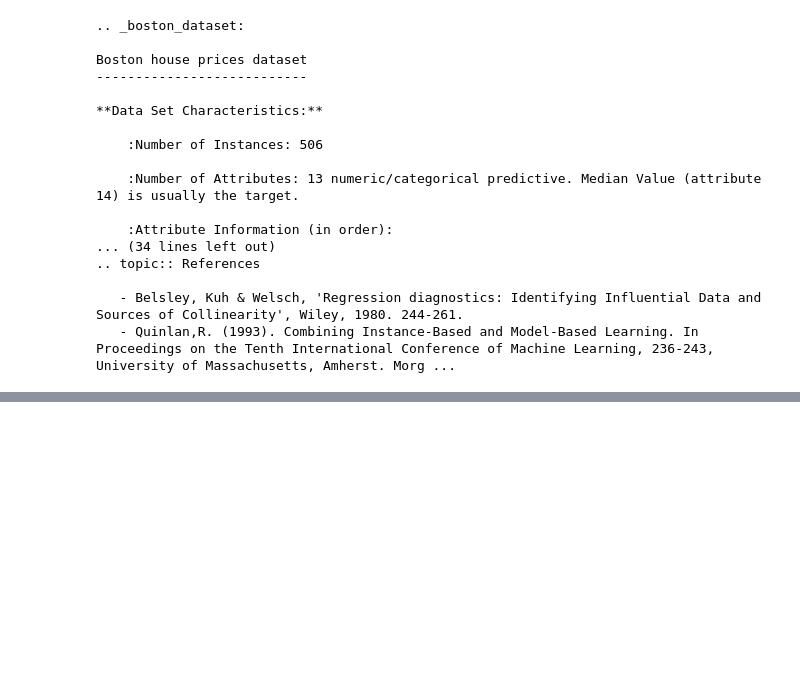
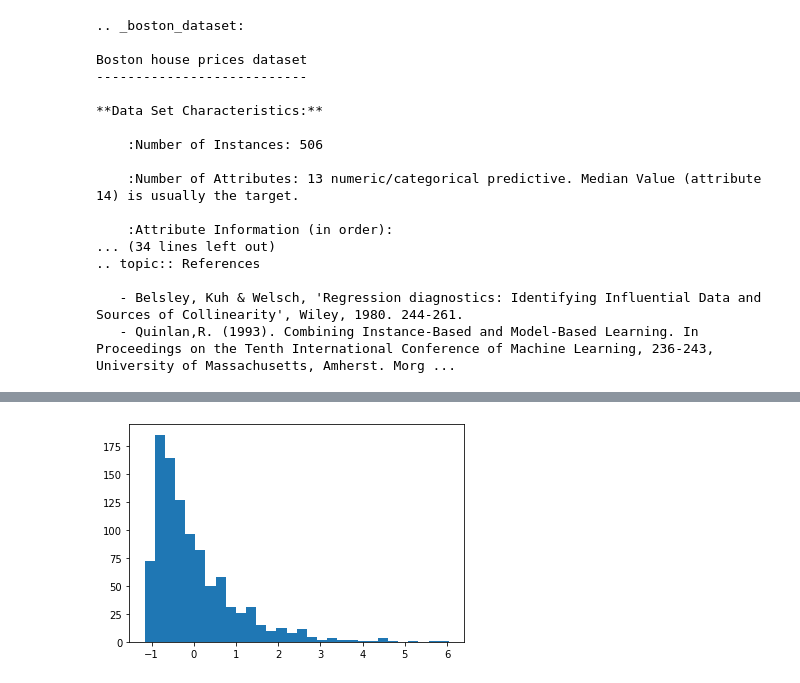
Before and after one commit to Mayank-Chandra/MLProject, a Jupyter notebook: Sci-kit.ipynb, the cells around one changed output, grey strips where cells are left out. Cells and saved outputs as stored; diff of their text form; code cells hidden in the pictures; blank space fills up the shorter version.

```diff
--- a/Sci-kit.ipynb
+++ b/Sci-kit.ipynb
@@ -94,0 +123,5 @@ Boston house prices dataset
+# %%
+x=np.random.exponential(10,1000)+np.random.normal(0,1,(1000))
+plt.hist((x-np.mean(x))/np.std(x),30);
+# %% [output]
+[figure, added]
```
Also changed, not shown: parts of 20 cells of this notebook, 7 other files.
